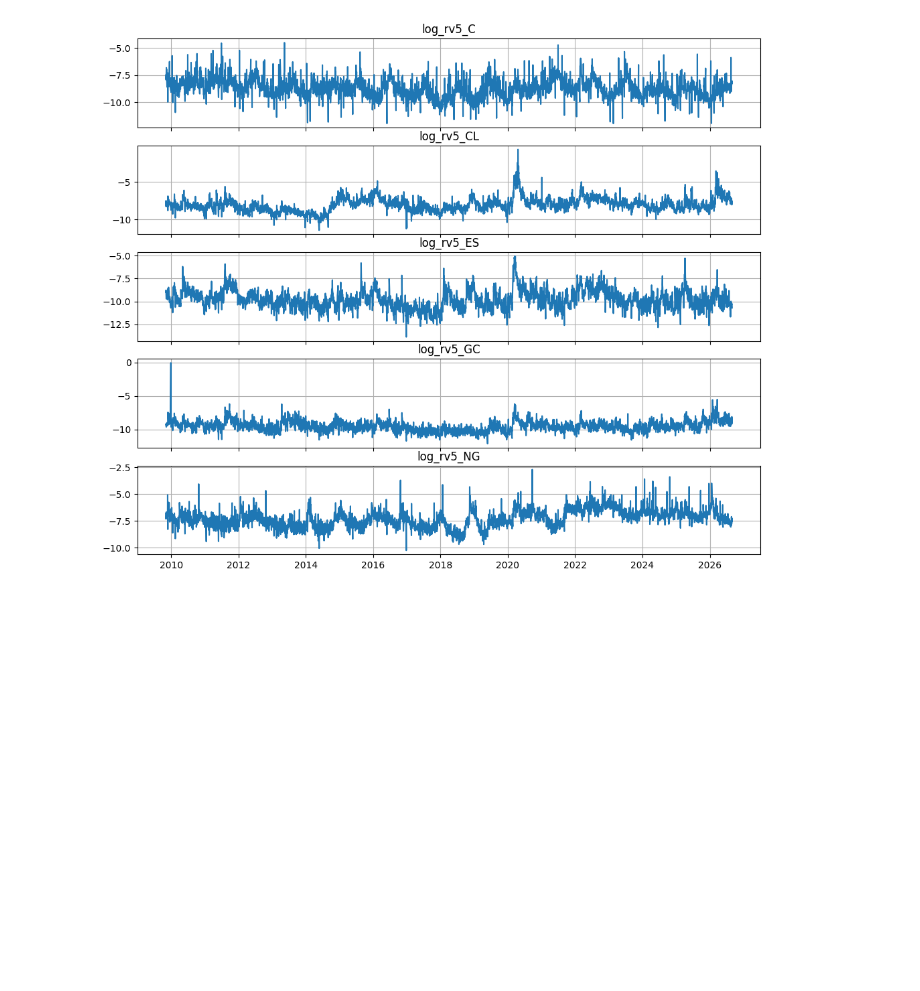
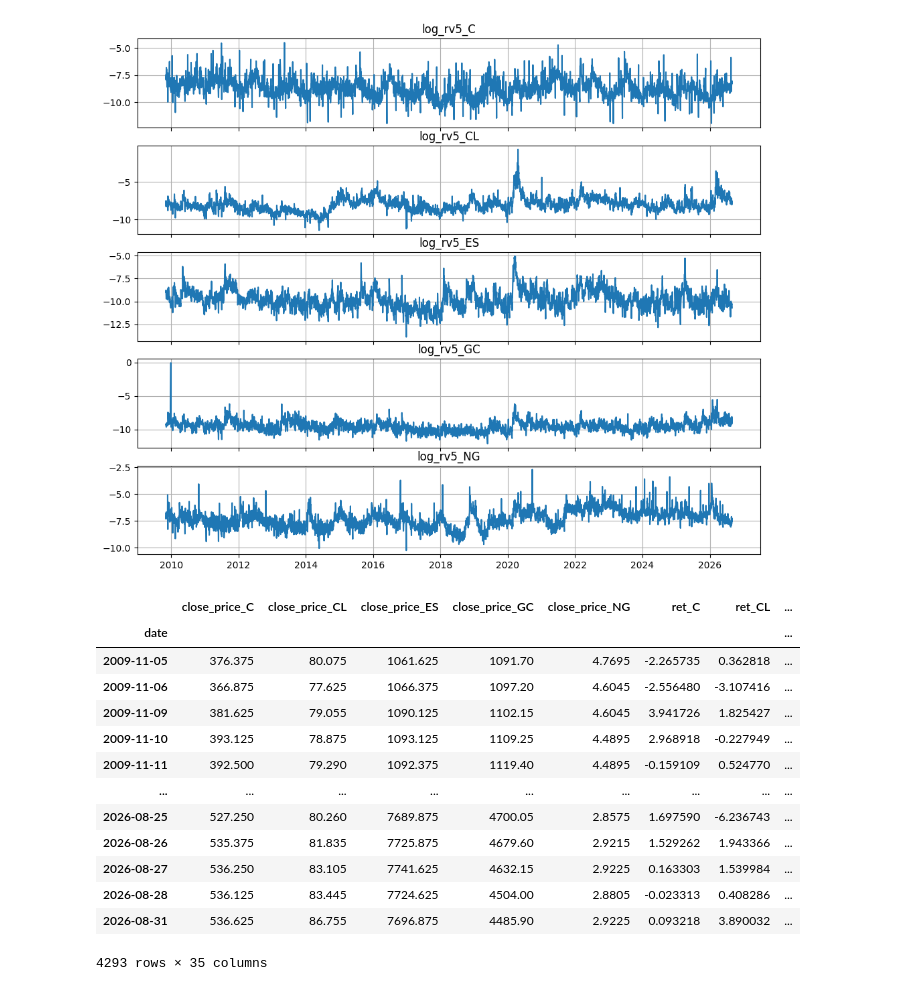
Before and after one commit to Deangr-econ/Quant_methods_project, a Jupyter notebook: HAR_QTFE.ipynb, the cells around one changed output. Cells and saved outputs as stored; diff of their text form; code cells hidden in the pictures; blank space fills up the shorter version.

```diff
--- a/HAR_QTFE.ipynb
+++ b/HAR_QTFE.ipynb
@@ -110,6 +110,23 @@ plt.show()
 # %% [output]
 IndexError: index 5 is out of bounds for axis 0 with size 5
 [figure]
+# %%
+df
+# %% [output]
+|  | close_price_C | close_price_CL | close_price_ES | close_price_GC | close_price_NG | ret_C | ret_CL | ... |
+| date |  |  |  |  |  |  |  | ... |
+| 2009-11-05 | 376.375 | 80.075 | 1061.625 | 1091.70 | 4.7695 | -2.265735 | 0.362818 | ... |
+| 2009-11-06 | 366.875 | 77.625 | 1066.375 | 1097.20 | 4.6045 | -2.556480 | -3.107416 | ... |
+| 2009-11-09 | 381.625 | 79.055 | 1090.125 | 1102.15 | 4.6045 | 3.941726 | 1.825427 | ... |
+| 2009-11-10 | 393.125 | 78.875 | 1093.125 | 1109.25 | 4.4895 | 2.968918 | -0.227949 | ... |
+| 2009-11-11 | 392.500 | 79.290 | 1092.375 | 1119.40 | 4.4895 | -0.159109 | 0.524770 | ... |
+| ... | ... | ... | ... | ... | ... | ... | ... | ... |
+| 2026-08-25 | 527.250 | 80.260 | 7689.875 | 4700.05 | 2.8575 | 1.697590 | -6.236743 | ... |
+| 2026-08-26 | 535.375 | 81.835 | 7725.875 | 4679.60 | 2.9215 | 1.529262 | 1.943366 | ... |
+| 2026-08-27 | 536.250 | 83.105 | 7741.625 | 4632.15 | 2.9225 | 0.163303 | 1.539984 | ... |
+| 2026-08-28 | 536.125 | 83.445 | 7724.625 | 4504.00 | 2.8805 | -0.023313 | 0.408286 | ... |
+| 2026-08-31 | 536.625 | 86.755 | 7696.875 | 4485.90 | 2.9225 | 0.093218 | 3.890032 | ... |
+4293 rows × 35 columns
 # %%
 def fit_har_x(
     df_wide,
```
Also changed, not shown: parts of 5 cells of this notebook.
